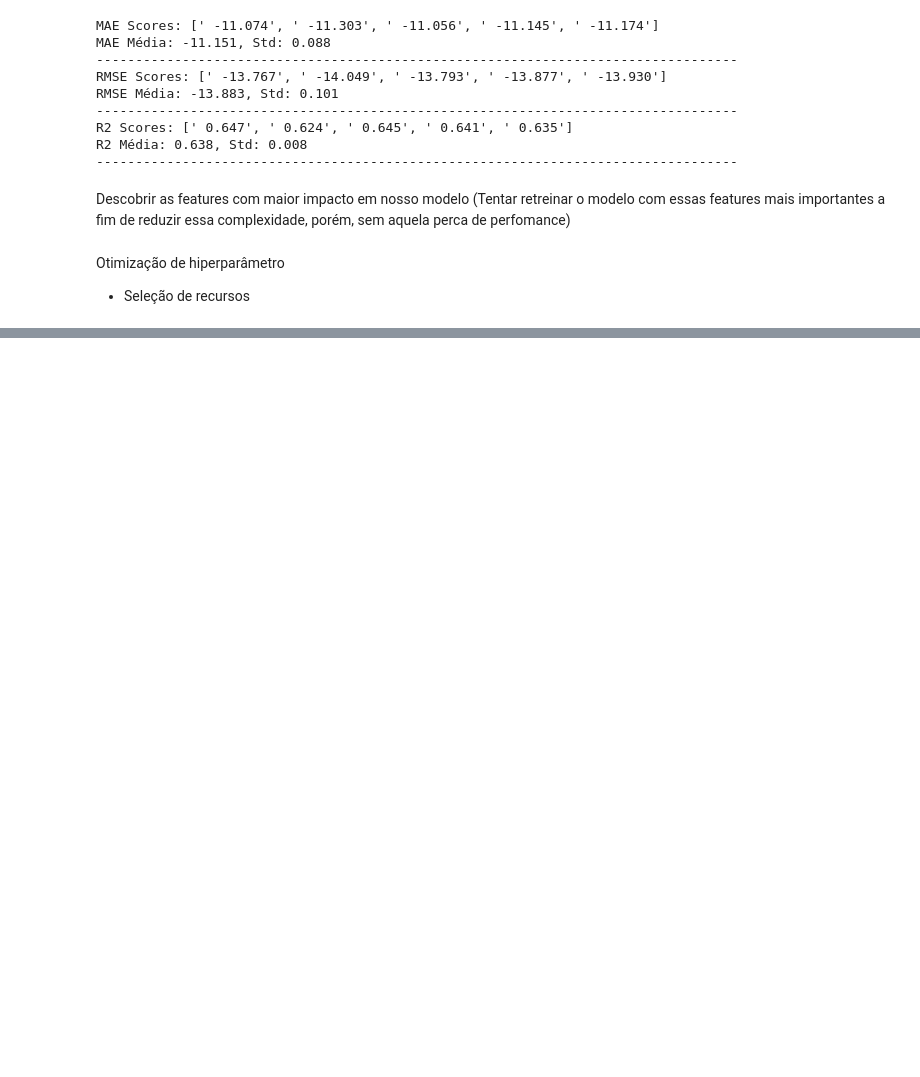
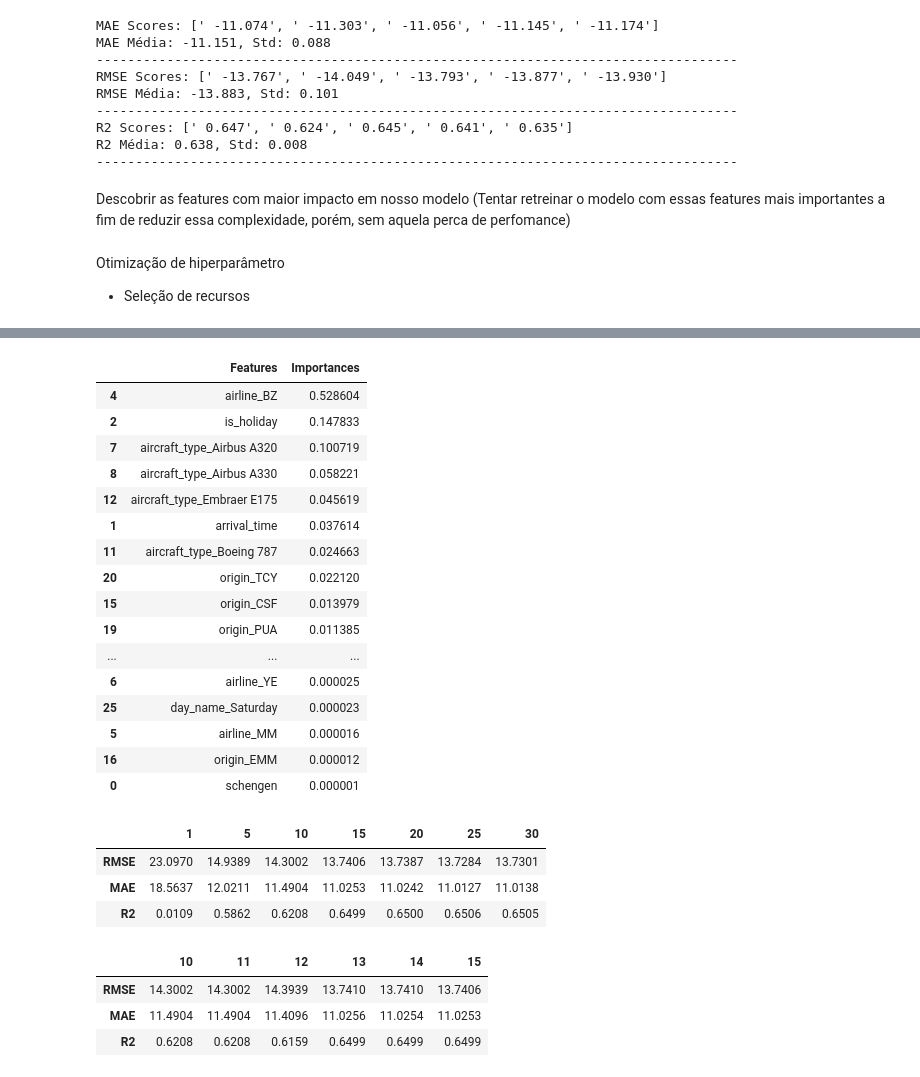
Before and after one commit to monnikys/Analise_de_dados_voos, a Jupyter notebook: dados-voos.ipynb, the cells around one changed output, grey strips where cells are left out. Drawn from its saved outputs; the diff is of its cells as text; code cells hidden in the pictures; blank space fills up the shorter version.

```diff
--- a/dados-voos.ipynb
+++ b/dados-voos.ipynb
@@ -507,0 +510,78 @@ viz.show()
+# %%
+importances = model_rf.feature_importances_
+feature_importances = pd.DataFrame({'Features': X.columns, 'Importances': importances})
+feature_importances.sort_values('Importances', ascending=False)
+# %% [output]
+|  | Features | Importances |
+| 4 | airline_BZ | 0.528604 |
+| 2 | is_holiday | 0.147833 |
+| 7 | aircraft_type_Airbus A320 | 0.100719 |
+| 8 | aircraft_type_Airbus A330 | 0.058221 |
+| 12 | aircraft_type_Embraer E175 | 0.045619 |
+| 1 | arrival_time | 0.037614 |
+| 11 | aircraft_type_Boeing 787 | 0.024663 |
+| 20 | origin_TCY | 0.022120 |
+| 15 | origin_CSF | 0.013979 |
+| 19 | origin_PUA | 0.011385 |
+| ... | ... | ... |
+| 6 | airline_YE | 0.000025 |
+| 25 | day_name_Saturday | 0.000023 |
+| 5 | airline_MM | 0.000016 |
+| 16 | origin_EMM | 0.000012 |
+| 0 | schengen | 0.000001 |
+# %%
+results_df = pd.DataFrame(index=['RMSE', 'MAE', 'R2']) # Dataframe novo
+
+model_selected_features = RandomForestRegressor(random_state=42, max_depth=5) # Instanciando o modelo RandomForestRegressor
+
+for count in [1, 5, 10, 15, 20, 25, 30]: # Loop para testar diferentes quantidades de features
+    selected_features = feature_importances['Features'].values[:count] # Selecionando as features com maior importância
+
+    X_train_selected = X_train[selected_features]
+    X_test_selected = X_test[selected_features]
+
+    model_selected_features.fit(X_train_selected, y_train) # Ajustando o modelo com as features selecionadas
+
+    y_pred = model_selected_features.predict(X_test_selected) # Fazendo a previsão de acordo com o X_test_selected
+
+    metricas = calcular_metricas_regressao(y_test, y_pred) # Calculando as métricas
+
+    results_df[count] = list(metricas.values()) # Adicionando as métricas ao dataframe
+    # count está sendo criada para uma coluna mais importantes, 5 mais importantes e etc... E que terá os indices que criamos no df novo
+
+results_df
+
+#As menlhores features foram a partir de 10. Então vamos fazer um range a partir de 10
+# %% [output]
+|  | 1 | 5 | 10 | 15 | 20 | 25 | 30 |
+| RMSE | 23.0970 | 14.9389 | 14.3002 | 13.7406 | 13.7387 | 13.7284 | 13.7301 |
+| MAE | 18.5637 | 12.0211 | 11.4904 | 11.0253 | 11.0242 | 11.0127 | 11.0138 |
+| R2 | 0.0109 | 0.5862 | 0.6208 | 0.6499 | 0.6500 | 0.6506 | 0.6505 |
+# %%
+results_df = pd.DataFrame(index=['RMSE', 'MAE', 'R2']) # Dataframe novo
+
+model_selected_features = RandomForestRegressor(random_state=42, max_depth=5) # Instanciando o modelo RandomForestRegressor
+
+for count in range (10, 16): # Loop para testar diferentes quantidades de features
+    selected_features = feature_importances['Features'].values[:count] # Selecionando as features com maior importância
+
+    X_train_selected = X_train[selected_features]
+    X_test_selected = X_test[selected_features]
+
+    model_selected_features.fit(X_train_selected, y_train) # Ajustando o modelo com as features selecionadas
+
+    y_pred = model_selected_features.predict(X_test_selected) # Fazendo a previsão de acordo com o X_test_selected
+
+    metricas = calcular_metricas_regressao(y_test, y_pred) # Calculando as métricas
+
+    results_df[count] = list(metricas.values()) # Adicionando as métricas ao dataframe
+    # count está sendo criada para uma coluna mais importantes, 5 mais importantes e etc... E que terá os indices que criamos no df novo
+
+results_df
+
+# O valor linear é por volta de 13. Entao vamos trabalhar com as 13 mais importantes
+# %% [output]
+|  | 10 | 11 | 12 | 13 | 14 | 15 |
+| RMSE | 14.3002 | 14.3002 | 14.3939 | 13.7410 | 13.7410 | 13.7406 |
+| MAE | 11.4904 | 11.4904 | 11.4096 | 11.0256 | 11.0254 | 11.0253 |
+| R2 | 0.6208 | 0.6208 | 0.6159 | 0.6499 | 0.6499 | 0.6499 |
```
Also changed, not shown: parts of 6 cells of this notebook.
